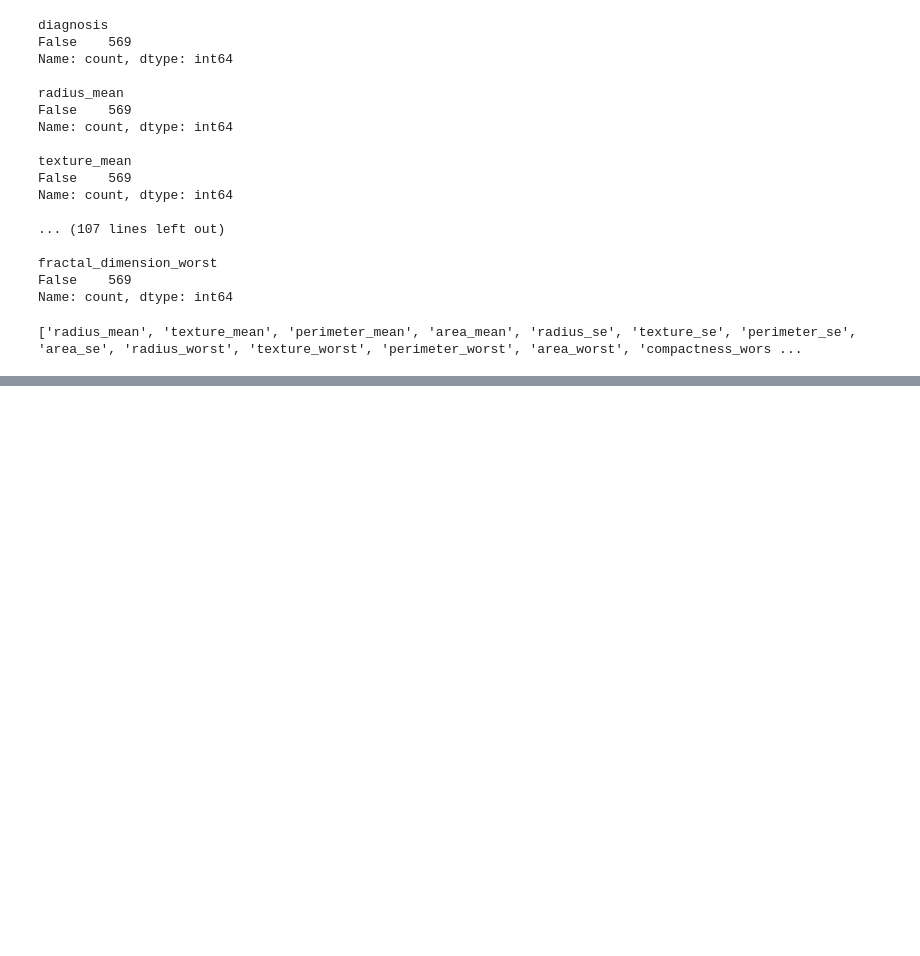
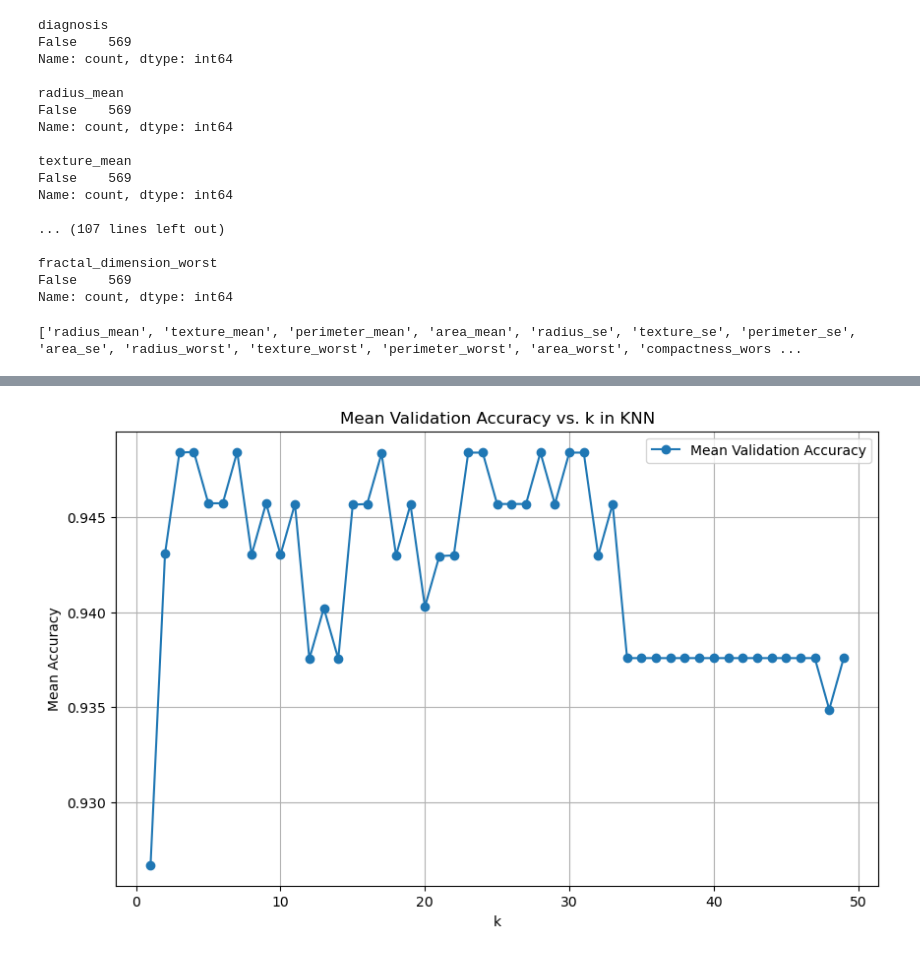
Before and after one commit to 100495761/MSE446, a Jupyter notebook: BreastCancerMain.ipynb, the cells around one changed output, grey strips where cells are left out. Drawn from its saved outputs; the diff is of its cells as text; code cells hidden in the pictures; blank space fills up the shorter version.

```diff
--- a/BreastCancerMain.ipynb
+++ b/BreastCancerMain.ipynb
@@ -201,0 +356,11 @@ memory usage: 137.9 KB
+# %%
+from sklearn.model_selection import train_test_split
+
+
+y = normalized_data['diagnosis']
+
+# Dividir datos para entrenamiento y prueba (80/20)
+X_train, X_test, y_train, y_test = train_test_split(X_reduced, y, test_size=0.3, random_state=42)
+
+print(f'Tamaño del conjunto de entrenamiento: {X_train.shape}')
+print(f'Tamaño del conjunto de prueba: {X_test.shape}')
@@ -201,0 +372,68 @@ memory usage: 137.9 KB
+# %%
+# Importar bibliotecas necesarias
+from sklearn.neighbors import KNeighborsClassifier
+from sklearn.metrics import accuracy_score
+from sklearn.model_selection import train_test_split, cross_val_score, KFold
+import numpy as np
+import matplotlib.pyplot as plt
+
+# Dividir datos en entrenamiento y prueba (80% entrenamiento, 20% prueba)
+X_train, X_test, y_train, y_test = train_test_split(X_reduced_df, y, test_size=0.2, random_state=42)
+
+# Inicializar modelo KNN con valores por defecto (k=5)
+knn_default = KNeighborsClassifier()
+knn_default.fit(X_train, y_train)
+test_accuracy_default = knn_default.score(X_test, y_test)
+print(f"Test accuracy with default KNN (k=5): {test_accuracy_default:.4f}")
+
+# Inicializar variables para almacenar resultados
+k_values = range(1, 50)
+cv_accuracies = []
+
+# Almacenar precisiones de cada fold para análisis
+all_folds_accuracies = {k: [] for k in k_values}
+skf = KFold(n_splits=5, shuffle=True, random_state=42)
+
+# Validación cruzada para distintos valores de k
+for k in k_values:
+    knn = KNeighborsClassifier(n_neighbors=k)
+    fold_accuracies = cross_val_score(knn, X_train, y_train, cv=skf, scoring='accuracy')
+    all_folds_accuracies[k] = fold_accuracies
+    cv_accuracies.append(fold_accuracies.mean())
+
+# Encontrar el mejor valor de k (con la mejor precisión promedio)
+best_k = k_values[np.argmax(cv_accuracies)]
+print(f"Best k: {best_k}")
+
+# Graficar la precisión media en validación cruzada para distintos valores de k
+plt.figure(figsize=(10, 6))
+plt.plot(k_values, cv_accuracies, marker='o', label='Mean Validation Accuracy')
+plt.xlabel('k')
+plt.ylabel('Mean Accuracy')
+plt.title('Mean Validation Accuracy vs. k in KNN')
+plt.legend()
+plt.grid(True)
+plt.show()
+
+# Graficar precisión por fold para distintos valores de k
+plt.figure(figsize=(10, 6))
+for k in k_values:
+    plt.plot([k] * len(all_folds_accuracies[k]), all_folds_accuracies[k], 'bo', label=f'k={k}' if k == 1 else "")
+plt.xlabel('k')
+plt.ylabel('Accuracy per Fold')
+plt.title('Accuracy per Fold for Different k Values')
+plt.grid(True)
+plt.show()
+
+# Entrenar modelo con el mejor k y evaluar en el conjunto de prueba
+best_knn = KNeighborsClassifier(n_neighbors=best_k)
+best_knn.fit(X_train, y_train)
+test_accuracy = best_knn.score(X_test, y_test)
+print(f"Test accuracy with k={best_k}: {test_accuracy:.4f}")
+
+# Mejorar con KNN Ponderado (Weighted KNN)
+weighted_knn = KNeighborsClassifier(n_neighbors=best_k, weights='distance')
+weighted_knn.fit(X_train, y_train)
+weighted_test_accuracy = weighted_knn.score(X_test, y_test)
+print(f"Test accuracy with Weighted KNN and k={best_k}: {weighted_test_accuracy:.4f}")
+# %% [output]
@@ -201,0 +442 @@ memory usage: 137.9 KB
+[figure, added]
```
Also changed, not shown: parts of 16 cells of this notebook.
